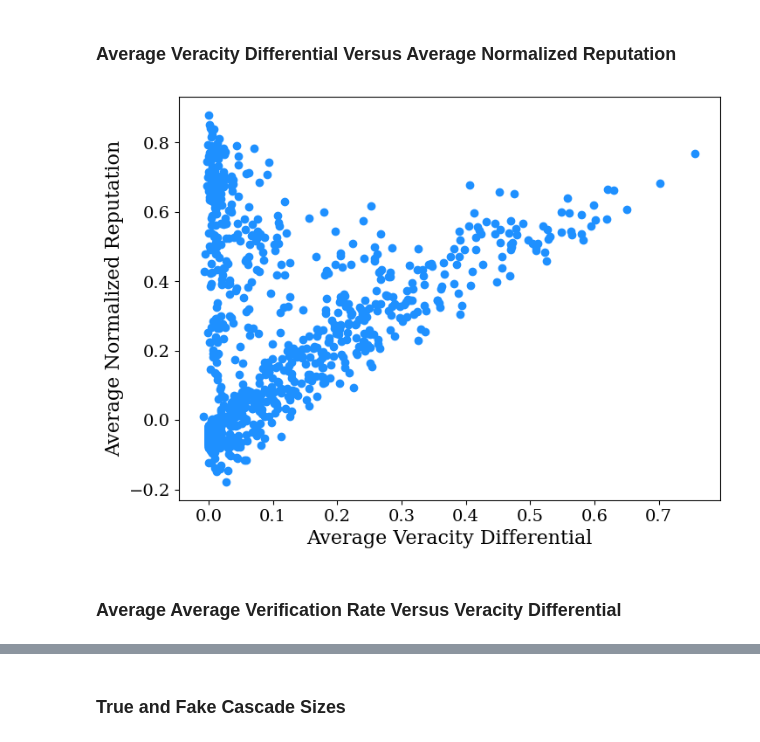
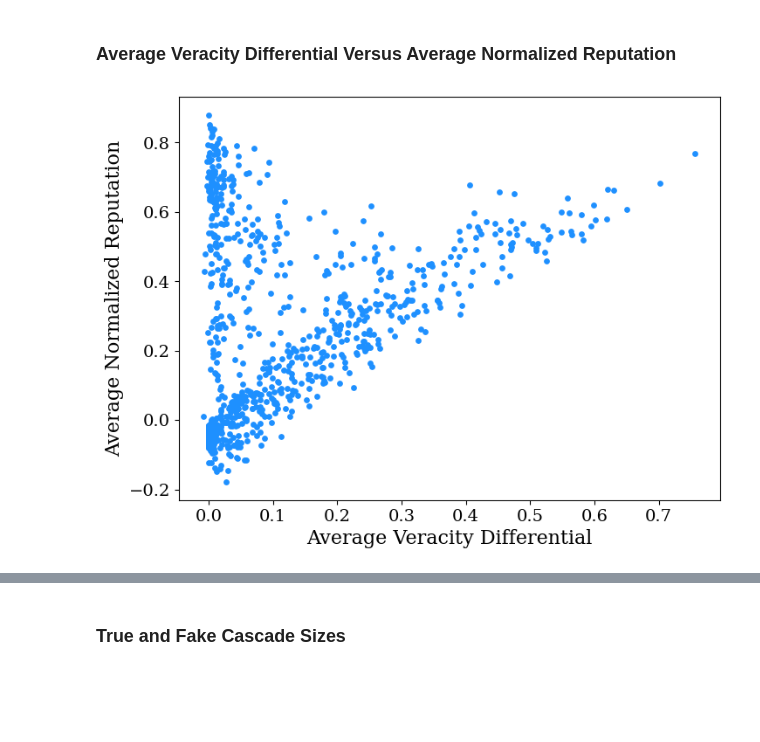
Before and after one commit to charlesaugdupont/deepfake-percolation, a Jupyter notebook: notebooks/analysis.ipynb, the cells around one changed output, grey strips where cells are left out. Saved outputs shown, nothing was run; the diff lists cells and outputs as text; code cells hidden in the pictures; blank space fills up the shorter version.

```diff
--- a/notebooks/analysis.ipynb
+++ b/notebooks/analysis.ipynb
@@ -161,14 +159,13 @@ node_df["lhs_id"] = [D[x] for x in list(node_df["global_sim_id"])]
 # %%
 plt.scatter(
     sim_df.groupby("lhs_id").mean()["veracity_differential"],
     node_df.groupby("lhs_id").mean()["normalized_rep"],
-    color="dodgerblue"
+    color="dodgerblue",
+    s=15
 )
 
 plt.xlabel("Average Veracity Differential")
 plt.ylabel("Average Normalized Reputation")
 plt.show()
 # %% [output]
-[figure, old version]
+[figure, new version]
-# %% [markdown]
-### Average Average Verification Rate Versus Veracity Differential
```
Also changed, not shown: parts of 9 cells of this notebook.
